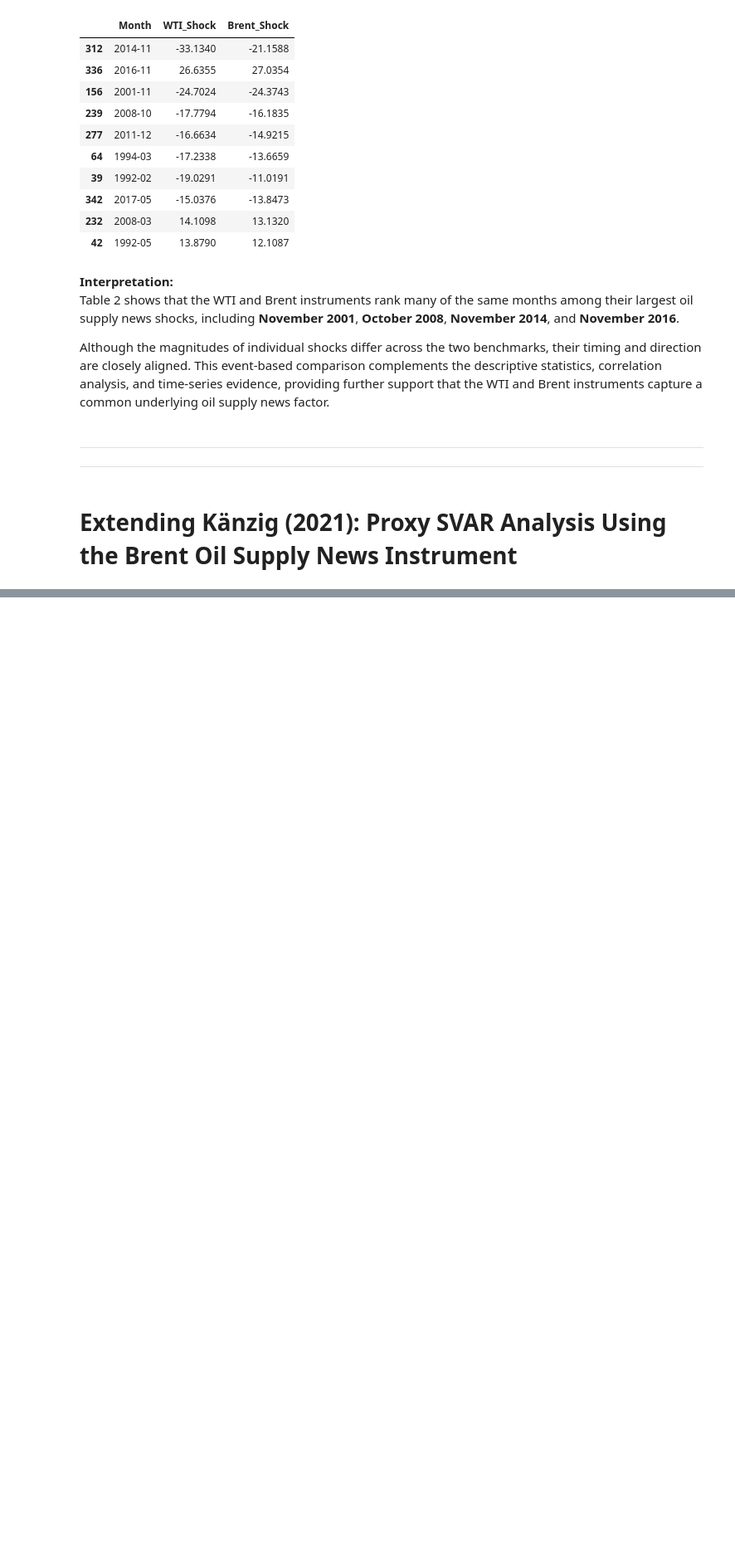
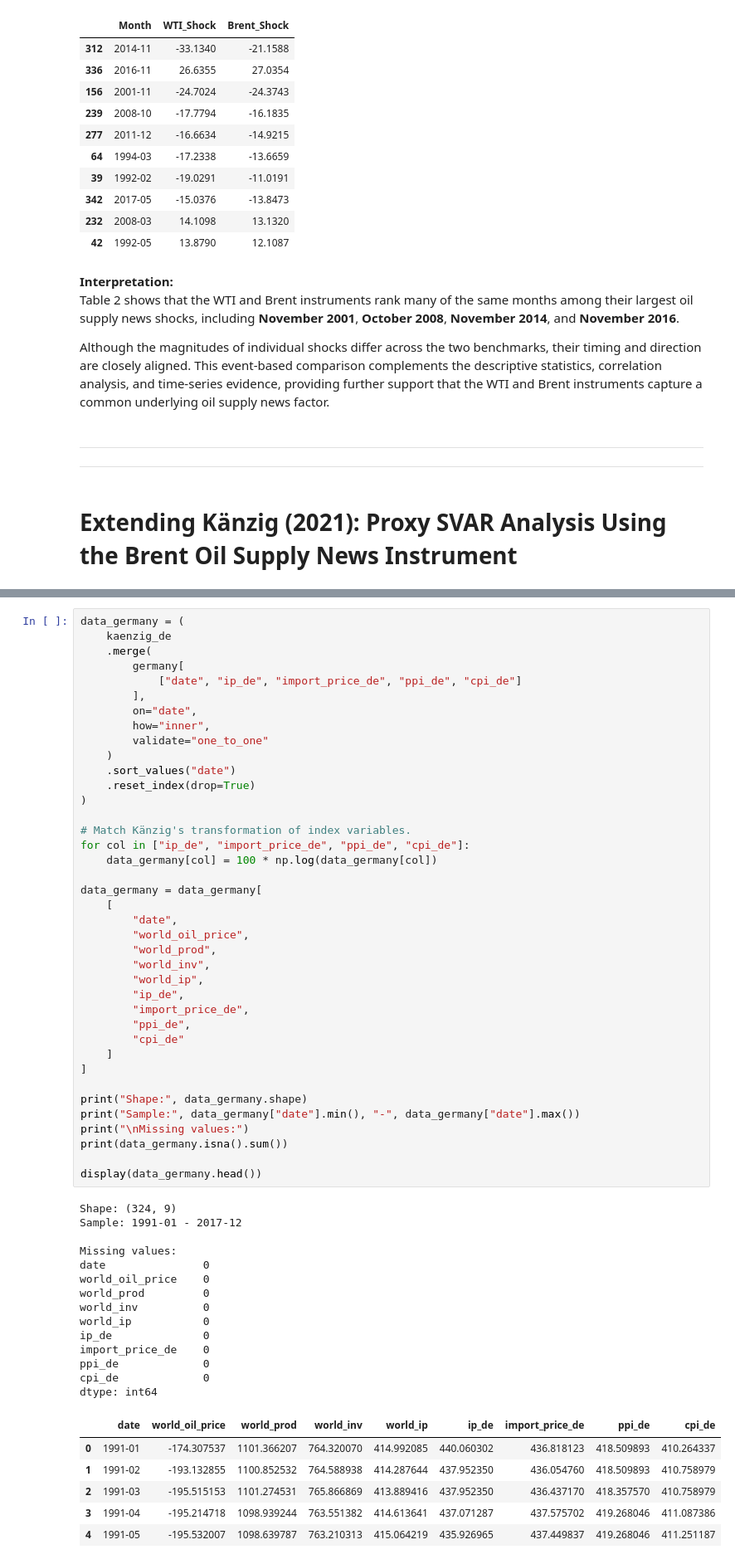
Before and after one commit to sedovanastasiia/macro_II_project, a Jupyter notebook: Yashna's Code/Code_Instrument_Replication.ipynb, the cells around one changed output, grey strips where cells are left out. Shown at 83% size. Cells and saved outputs as stored; diff of their text form; blank space fills up the shorter version.

```diff
--- a/Yashna's Code/Code_Instrument_Replication.ipynb
+++ b/Yashna's Code/Code_Instrument_Replication.ipynb
@@ -1916,0 +2028,60 @@ Discuss:
+# %%
+data_germany = (
+    kaenzig_de
+    .merge(
+        germany[
+            ["date", "ip_de", "import_price_de", "ppi_de", "cpi_de"]
+        ],
+        on="date",
+        how="inner",
+        validate="one_to_one"
+    )
+    .sort_values("date")
+    .reset_index(drop=True)
+)
+
+# Match Känzig's transformation of index variables.
+for col in ["ip_de", "import_price_de", "ppi_de", "cpi_de"]:
+    data_germany[col] = 100 * np.log(data_germany[col])
+
+data_germany = data_germany[
+    [
+        "date",
+        "world_oil_price",
+        "world_prod",
+        "world_inv",
+        "world_ip",
+        "ip_de",
+        "import_price_de",
+        "ppi_de",
+        "cpi_de"
+    ]
+]
+
+print("Shape:", data_germany.shape)
+print("Sample:", data_germany["date"].min(), "-", data_germany["date"].max())
+print("\nMissing values:")
+print(data_germany.isna().sum())
+
+display(data_germany.head())
+# %% [output]
+Shape: (324, 9)
+Sample: 1991-01 - 2017-12
+
+Missing values:
+date               0
+world_oil_price    0
+world_prod         0
+world_inv          0
+world_ip           0
+ip_de              0
+import_price_de    0
+ppi_de             0
+cpi_de             0
+dtype: int64
+|  | date | world_oil_price | world_prod | world_inv | world_ip | ip_de | import_price_de | ppi_de | cpi_de |
+| 0 | 1991-01 | -174.307537 | 1101.366207 | 764.320070 | 414.992085 | 440.060302 | 436.818123 | 418.509893 | 410.264337 |
+| 1 | 1991-02 | -193.132855 | 1100.852532 | 764.588938 | 414.287644 | 437.952350 | 436.054760 | 418.509893 | 410.758979 |
+| 2 | 1991-03 | -195.515153 | 1101.274531 | 765.866869 | 413.889416 | 437.952350 | 436.437170 | 418.357570 | 410.758979 |
+| 3 | 1991-04 | -195.214718 | 1098.939244 | 763.551382 | 414.613641 | 437.071287 | 437.575702 | 419.268046 | 411.087386 |
+| 4 | 1991-05 | -195.532007 | 1098.639787 | 763.210313 | 415.064219 | 435.926965 | 437.449837 | 419.268046 | 411.251187 |
```
Also changed, not shown: parts of 38 cells of this notebook, 5 other files.
